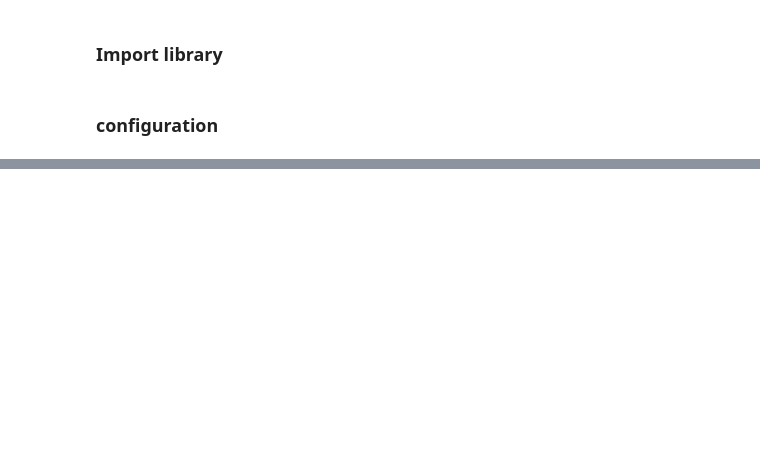
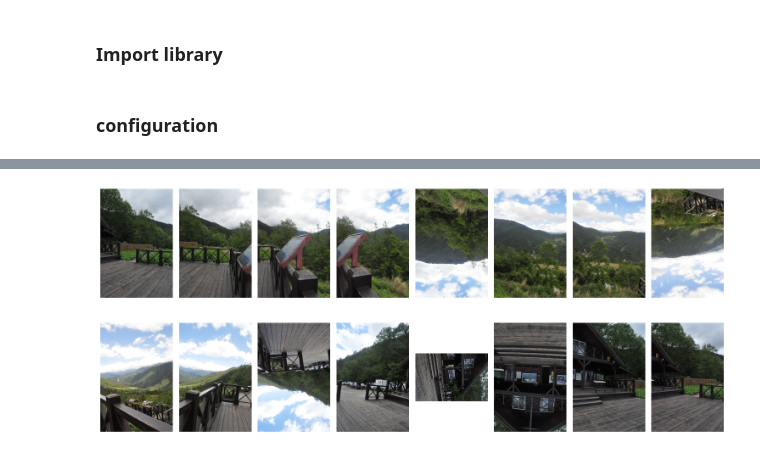
Before and after one commit to vabpf/cpv_with_huy, a Jupyter notebook: CuaBinh/stitching_detailed.ipynb, the cells around one changed output, grey strips where cells are left out. Drawn from its saved outputs; the diff is of its cells as text; code cells hidden in the pictures; blank space fills up the shorter version.

```diff
--- a/CuaBinh/stitching_detailed.ipynb
+++ b/CuaBinh/stitching_detailed.ipynb
@@ -21 +32,11 @@ files
+# %%
+images = []
+for file_name in files:
+    image = cv2.imread(file_name)
+    images.append(image)
+display_images(images[:8], ['']*8)
+display_images(images[8:], ['']*8)
+# %% [output]
+[figure, added]
+[figure, added]
 # %%
```
Also changed, not shown: parts of 5 cells of this notebook.
